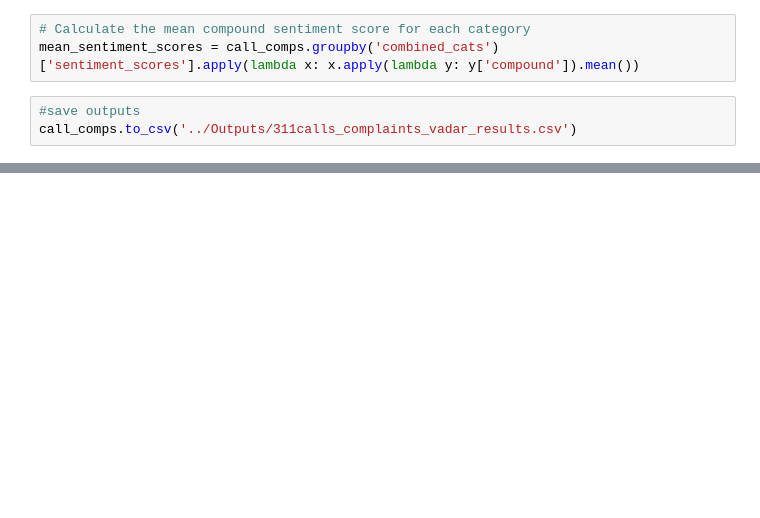
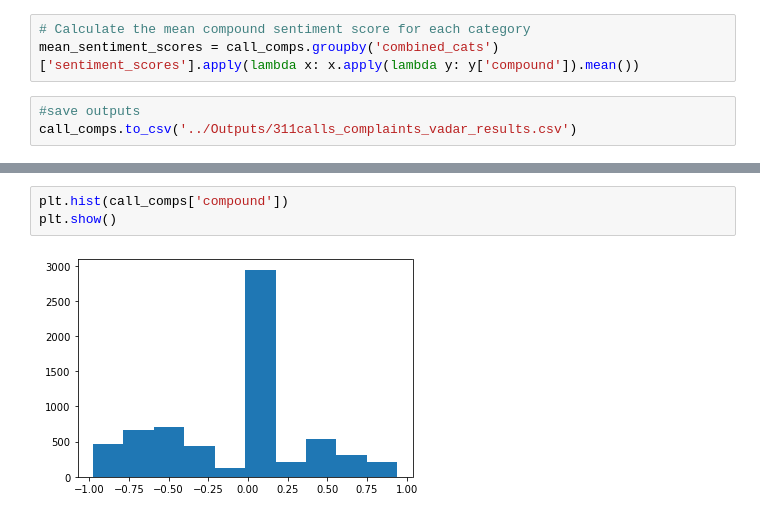
Before and after one commit to emj1020/311_sentiment_analysis, a Jupyter notebook: Scripts/02_preprocessing_311comps.ipynb, the cells around one changed output, grey strips where cells are left out. Drawn from its saved outputs; the diff is of its cells as text; blank space fills up the shorter version.

Commit message:
compound score ranking

```diff
--- a/Scripts/02_preprocessing_311comps.ipynb
+++ b/Scripts/02_preprocessing_311comps.ipynb
@@ -300,0 +407,5 @@ call_comps.to_csv('../Outputs/311calls_complaints_vadar_results.csv')
+# %%
+plt.hist(call_comps['compound'])
+plt.show()
+# %% [output]
+[figure, added]
```
Also changed, not shown: parts of 12 cells of this notebook.
